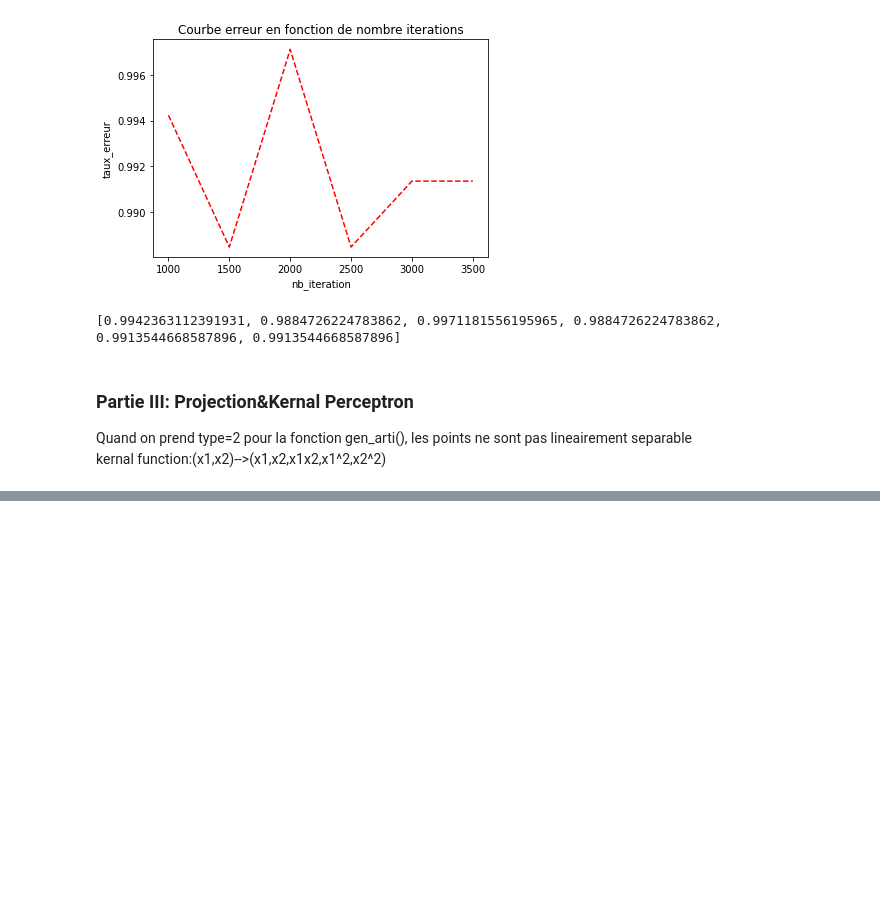
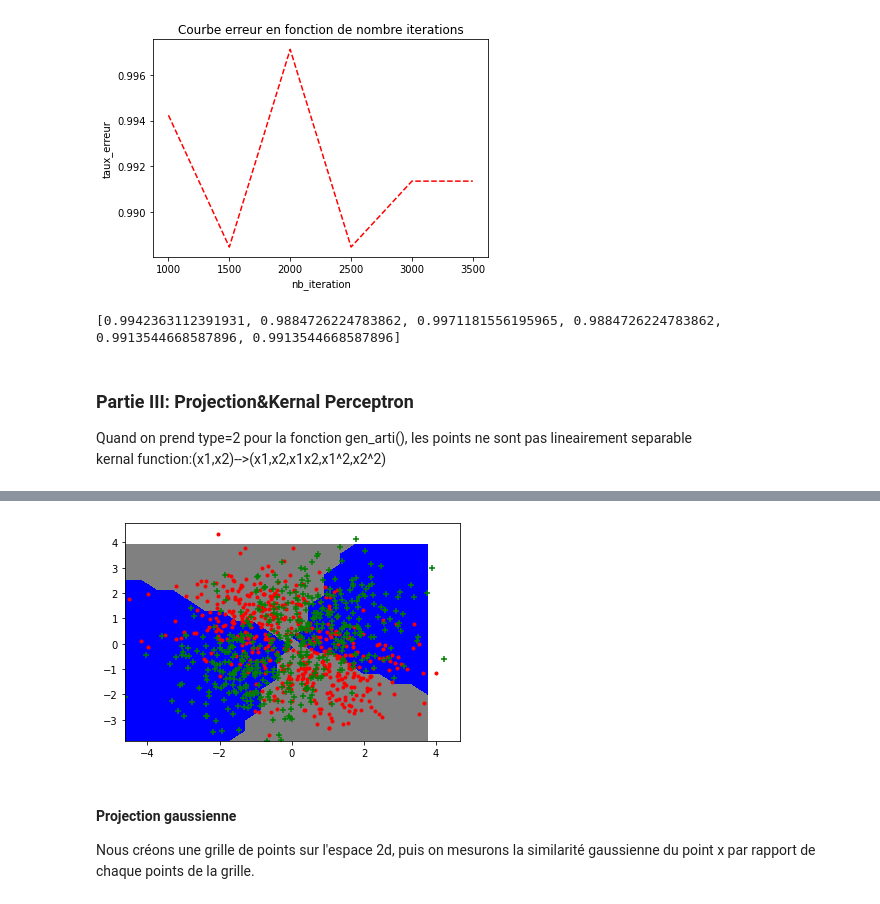
Before and after one commit to yuhanWG/M1S2_ML, a Jupyter notebook: tme3/tme3.ipynb, the cells around one changed output, grey strips where cells are left out. Cells and saved outputs as stored; diff of their text form; code cells hidden in the pictures; blank space fills up the shorter version.

```diff
--- a/tme3/tme3.ipynb
+++ b/tme3/tme3.ipynb
@@ -179,0 +171,12 @@ ValueError: shapes (400,2) and (5,1) not aligned: 2 (dim 1) != 5 (dim 0)
+# %%
+grid,x,y=make_grid(train_project,200)
+grid=project_polynomiale(grid)
+# %%
+plt.figure()
+plt.contourf(x,y,perceptron4.predict(grid).reshape(x.shape),colors=('gray','blue'),levels=[-1,0,1])
+plot_data(trainx,trainy)
+# %% [output]
+[figure, added]
+# %% [markdown]
+#### Projection gaussienne
+Nous créons une grille de points sur l'espace 2d, puis on mesurons la similarité gaussienne du point x par rapport de chaque points de la grille.
```
Also changed, not shown: parts of 7 cells of this notebook.
